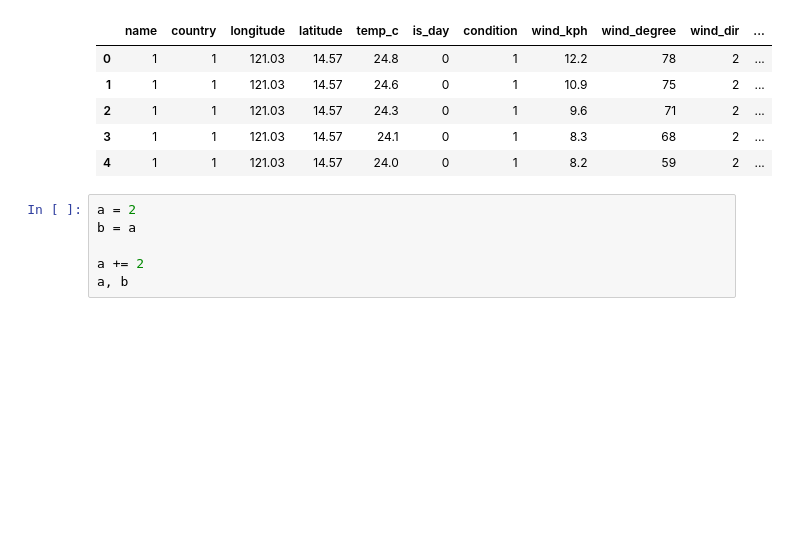
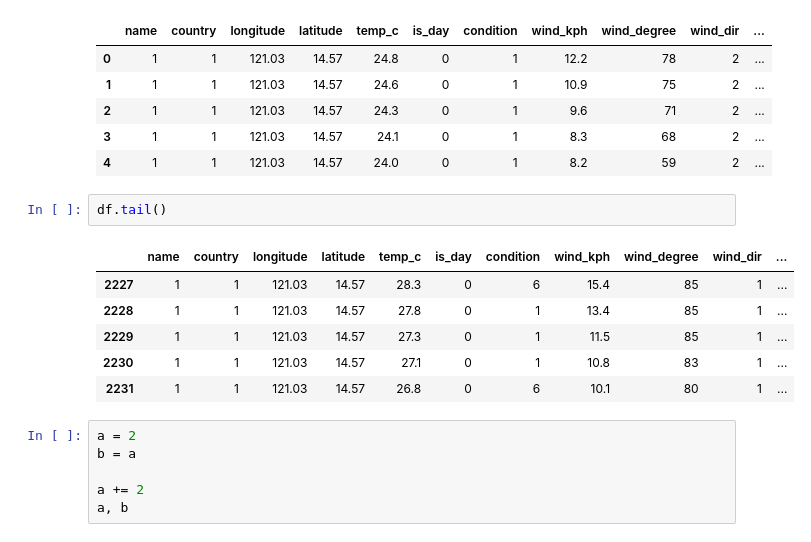
Before and after one commit to eRuaro/prac-research, a Jupyter notebook: Makati.ipynb, the cells around one changed output. Drawn from its saved outputs; the diff is of its cells as text; blank space fills up the shorter version.

```diff
--- a/Makati.ipynb
+++ b/Makati.ipynb
@@ -270,6 +270,15 @@ df.head()
 | 2 | 1 | 1 | 121.03 | 14.57 | 24.3 | 0 | 1 | 9.6 | 71 | 2 | ... |
 | 3 | 1 | 1 | 121.03 | 14.57 | 24.1 | 0 | 1 | 8.3 | 68 | 2 | ... |
 | 4 | 1 | 1 | 121.03 | 14.57 | 24.0 | 0 | 1 | 8.2 | 59 | 2 | ... |
+# %%
+df.tail()
+# %% [output]
+|  | name | country | longitude | latitude | temp_c | is_day | condition | wind_kph | wind_degree | wind_dir | ... |
+| 2227 | 1 | 1 | 121.03 | 14.57 | 28.3 | 0 | 6 | 15.4 | 85 | 1 | ... |
+| 2228 | 1 | 1 | 121.03 | 14.57 | 27.8 | 0 | 1 | 13.4 | 85 | 1 | ... |
+| 2229 | 1 | 1 | 121.03 | 14.57 | 27.3 | 0 | 1 | 11.5 | 85 | 1 | ... |
+| 2230 | 1 | 1 | 121.03 | 14.57 | 27.1 | 0 | 1 | 10.8 | 83 | 1 | ... |
+| 2231 | 1 | 1 | 121.03 | 14.57 | 26.8 | 0 | 6 | 10.1 | 80 | 1 | ... |
 # %%
 a = 2
 b = a
```
Also changed, not shown: parts of 6 cells of this notebook.
